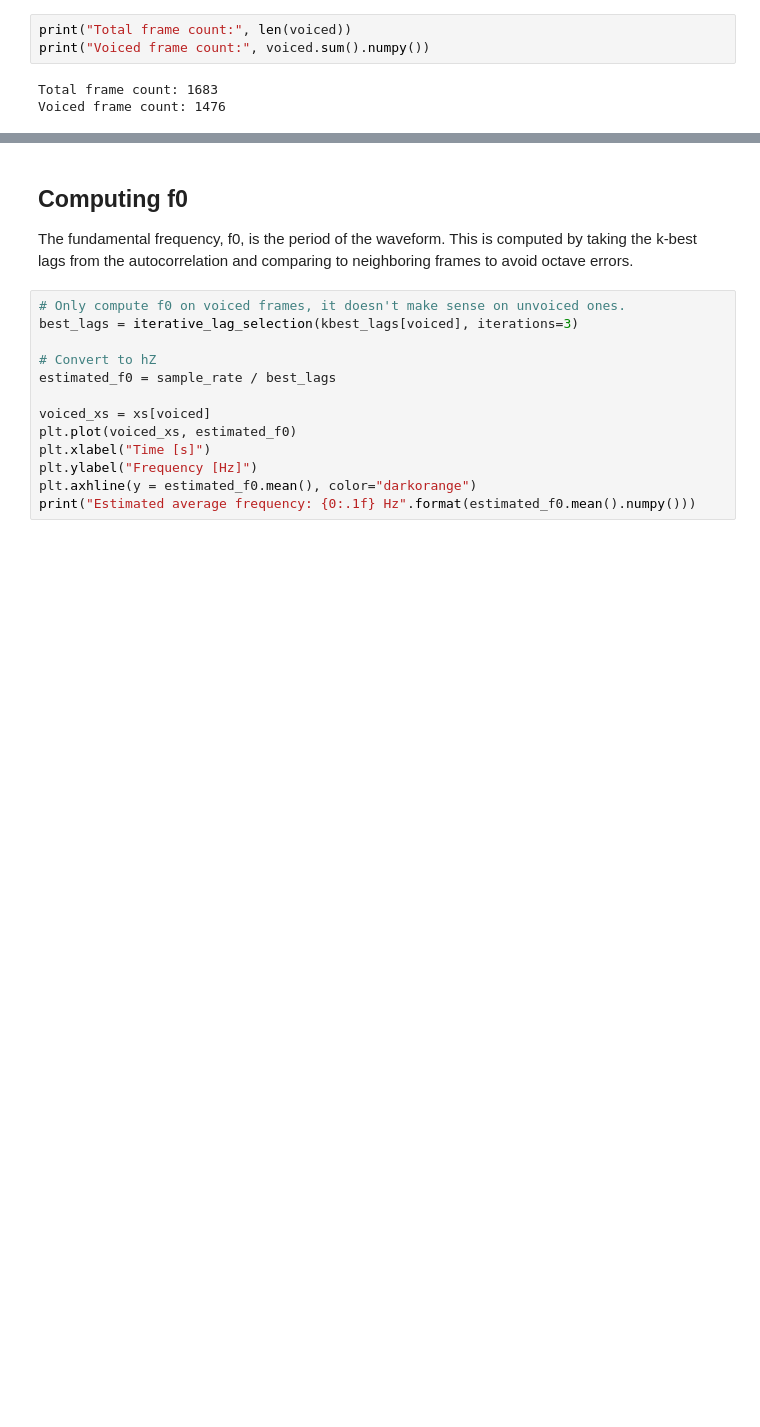
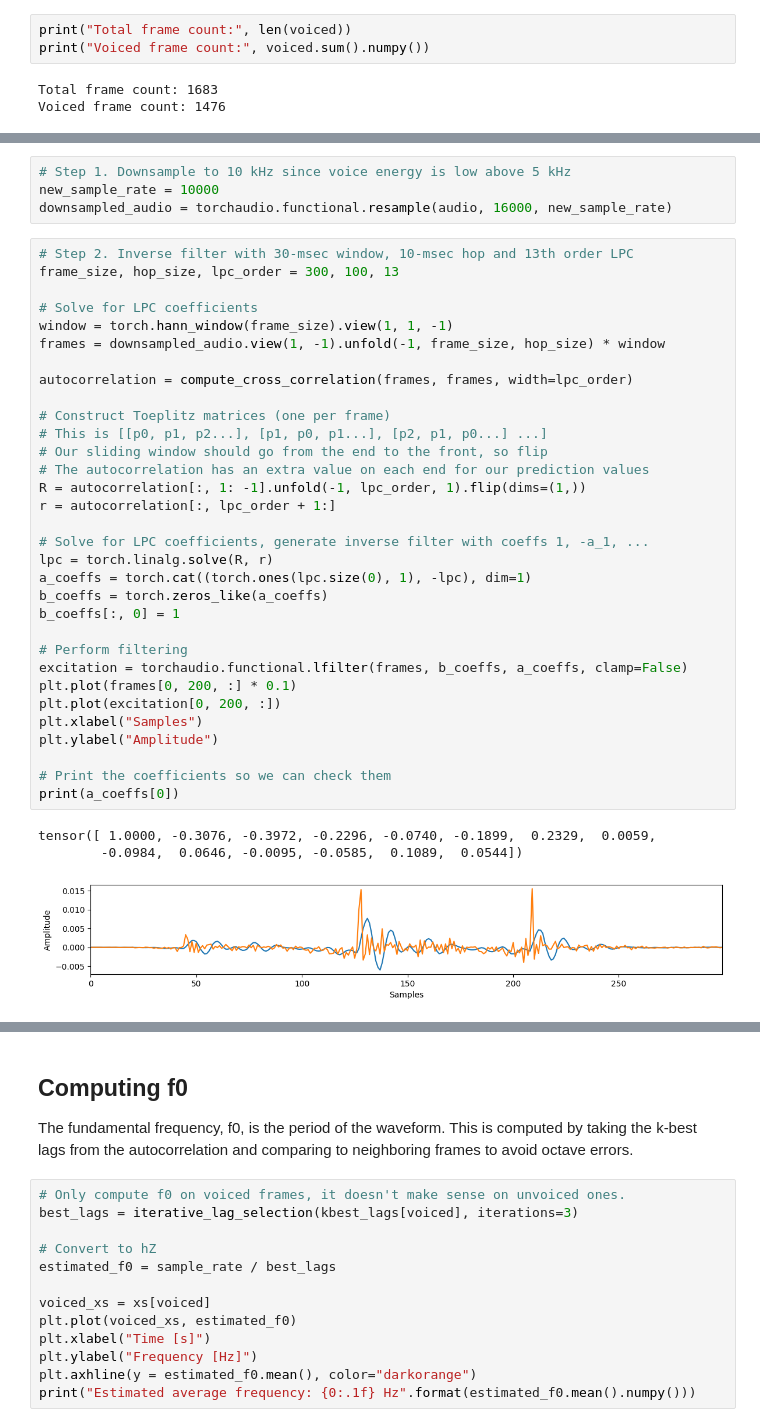
Before and after one commit to pplantinga/ParkinsonSpeechAI, a Jupyter notebook: voice-analysis.ipynb, the cells around one changed output, grey strips where cells are left out. Cells and saved outputs as stored; diff of their text form; blank space fills up the shorter version.

```diff
--- a/voice-analysis.ipynb
+++ b/voice-analysis.ipynb
@@ -120,0 +125,40 @@ Voiced frame count: 1476
+# %%
+# Step 1. Downsample to 10 kHz since voice energy is low above 5 kHz
+new_sample_rate = 10000
+downsampled_audio = torchaudio.functional.resample(audio, 16000, new_sample_rate)
+# %%
+# Step 2. Inverse filter with 30-msec window, 10-msec hop and 13th order LPC
+frame_size, hop_size, lpc_order = 300, 100, 13
+
+# Solve for LPC coefficients
+window = torch.hann_window(frame_size).view(1, 1, -1)
+frames = downsampled_audio.view(1, -1).unfold(-1, frame_size, hop_size) * window
+
+autocorrelation = compute_cross_correlation(frames, frames, width=lpc_order)
+
+# Construct Toeplitz matrices (one per frame)
+# This is [[p0, p1, p2...], [p1, p0, p1...], [p2, p1, p0...] ...]
+# Our sliding window should go from the end to the front, so flip
+# The autocorrelation has an extra value on each end for our prediction values
+R = autocorrelation[:, 1: -1].unfold(-1, lpc_order, 1).flip(dims=(1,))
+r = autocorrelation[:, lpc_order + 1:]
+
+# Solve for LPC coefficients, generate inverse filter with coeffs 1, -a_1, ...
+lpc = torch.linalg.solve(R, r)
+a_coeffs = torch.cat((torch.ones(lpc.size(0), 1), -lpc), dim=1)
+b_coeffs = torch.zeros_like(a_coeffs)
+b_coeffs[:, 0] = 1
+
+# Perform filtering
+excitation = torchaudio.functional.lfilter(frames, b_coeffs, a_coeffs, clamp=False)
+plt.plot(frames[0, 200, :] * 0.1)
+plt.plot(excitation[0, 200, :])
+plt.xlabel("Samples")
+plt.ylabel("Amplitude")
+
+# Print the coefficients so we can check them
+print(a_coeffs[0])
+# %% [output]
+tensor([ 1.0000, -0.3076, -0.3972, -0.2296, -0.0740, -0.1899,  0.2329,  0.0059,
+        -0.0984,  0.0646, -0.0095, -0.0585,  0.1089,  0.0544])
+[figure, added]
```
Also changed, not shown: parts of 14 cells of this notebook.
